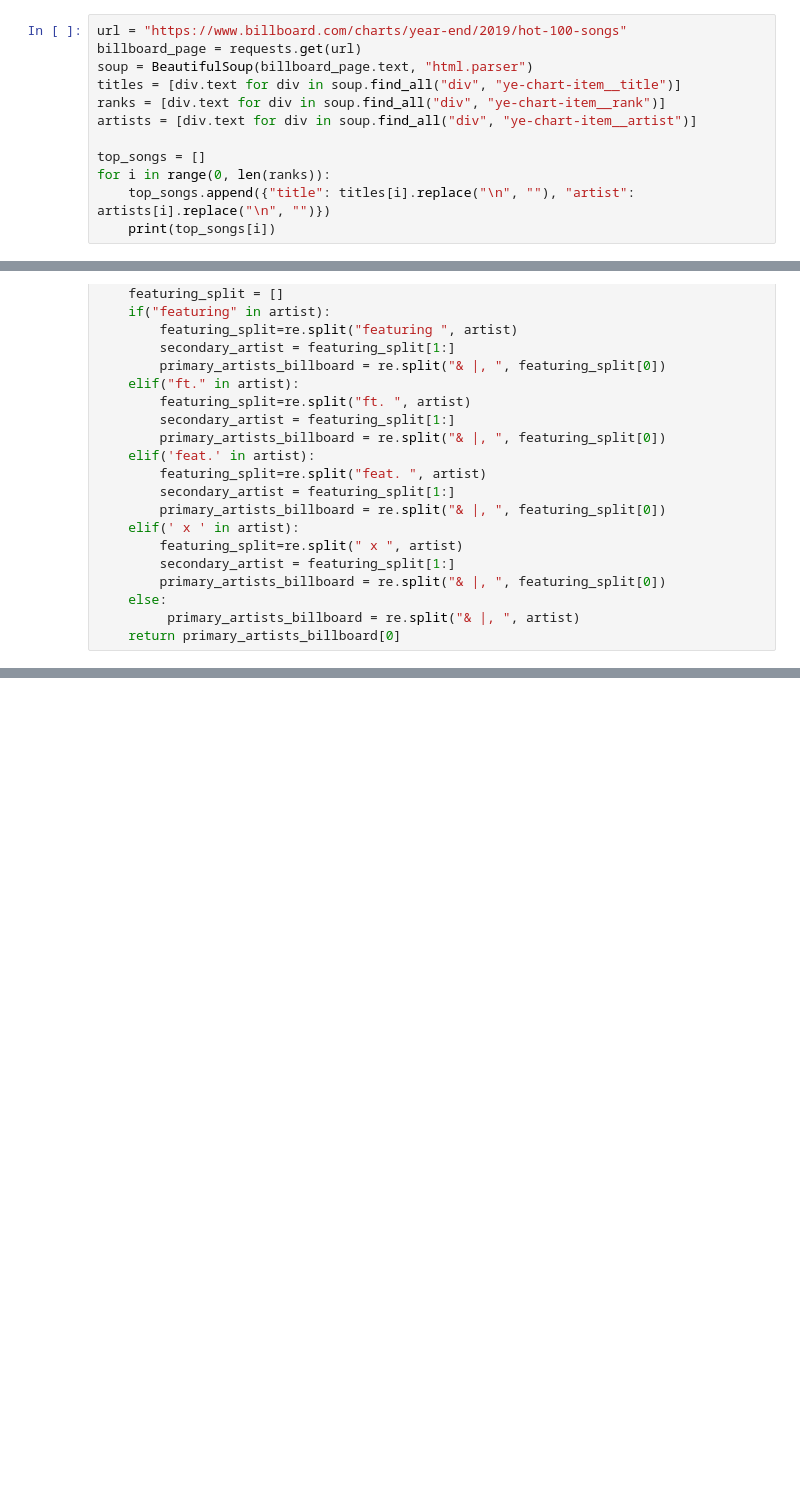
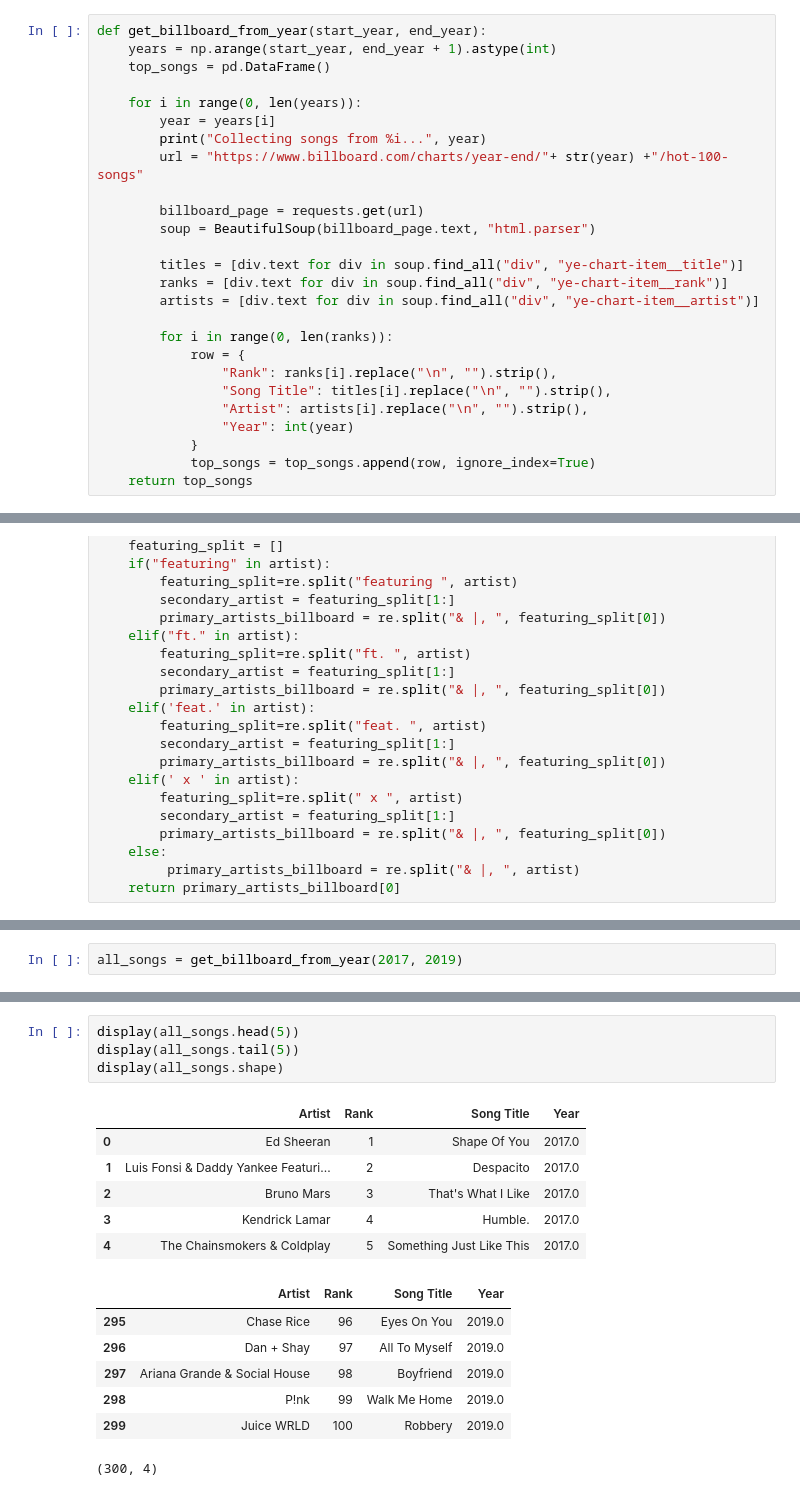
Before and after one commit to bhavishy6/thrutheyears, a Jupyter notebook: thrutheyears.ipynb, the cells around one changed output, grey strips where cells are left out. Saved outputs shown, nothing was run; the diff lists cells and outputs as text; blank space fills up the shorter version.

Commit message:
changed to using LyricGenius and storing all song data in dataframes

```diff
--- a/thrutheyears.ipynb
+++ b/thrutheyears.ipynb
@@ -7,12 +12,26 @@ import re
 # %%
-url = "https://www.billboard.com/charts/year-end/2019/hot-100-songs"
-billboard_page = requests.get(url)
-soup = BeautifulSoup(billboard_page.text, "html.parser")
-titles = [div.text for div in soup.find_all("div", "ye-chart-item__title")]
-ranks = [div.text for div in soup.find_all("div", "ye-chart-item__rank")]
-artists = [div.text for div in soup.find_all("div", "ye-chart-item__artist")]
+def get_billboard_from_year(start_year, end_year):
+    years = np.arange(start_year, end_year + 1).astype(int)
+    top_songs = pd.DataFrame()
 
-top_songs = []
-for i in range(0, len(ranks)):
-    top_songs.append({"title": titles[i].replace("\n", ""), "artist": artists[i].replace("\n", "")})
-    print(top_songs[i])
+    for i in range(0, len(years)):
+        year = years[i]
+        print("Collecting songs from %i...", year)
+        url = "https://www.billboard.com/charts/year-end/"+ str(year) +"/hot-100-songs"
+
+        billboard_page = requests.get(url)
+        soup = BeautifulSoup(billboard_page.text, "html.parser")
+
+        titles = [div.text for div in soup.find_all("div", "ye-chart-item__title")]
+        ranks = [div.text for div in soup.find_all("div", "ye-chart-item__rank")]
+        artists = [div.text for div in soup.find_all("div", "ye-chart-item__artist")]
+
+        for i in range(0, len(ranks)):
+            row = {
+                "Rank": ranks[i].replace("\n", "").strip(),
+                "Song Title": titles[i].replace("\n", "").strip(),
+                "Artist": artists[i].replace("\n", "").strip(),
+                "Year": int(year)
+            }
+            top_songs = top_songs.append(row, ignore_index=True)
+    return top_songs
@@ -161,0 +154,2 @@ https://www.genius.com/Juice-wrld-robbery-lyrics
+# %%
+all_songs = get_billboard_from_year(2017, 2019)
@@ -161,0 +160,18 @@ https://www.genius.com/Juice-wrld-robbery-lyrics
+# %%
+display(all_songs.head(5))
+display(all_songs.tail(5))
+display(all_songs.shape)
+# %% [output]
+|  | Artist | Rank | Song Title | Year |
+| 0 | Ed Sheeran | 1 | Shape Of You | 2017.0 |
+| 1 | Luis Fonsi & Daddy Yankee Featuri... | 2 | Despacito | 2017.0 |
+| 2 | Bruno Mars | 3 | That's What I Like | 2017.0 |
+| 3 | Kendrick Lamar | 4 | Humble. | 2017.0 |
+| 4 | The Chainsmokers & Coldplay | 5 | Something Just Like This | 2017.0 |
+|  | Artist | Rank | Song Title | Year |
+| 295 | Chase Rice | 96 | Eyes On You | 2019.0 |
+| 296 | Dan + Shay | 97 | All To Myself | 2019.0 |
+| 297 | Ariana Grande & Social House | 98 | Boyfriend | 2019.0 |
+| 298 | P!nk | 99 | Walk Me Home | 2019.0 |
+| 299 | Juice WRLD | 100 | Robbery | 2019.0 |
+(300, 4)
```
Also changed, not shown: parts of 9 cells of this notebook, 1 other file.
